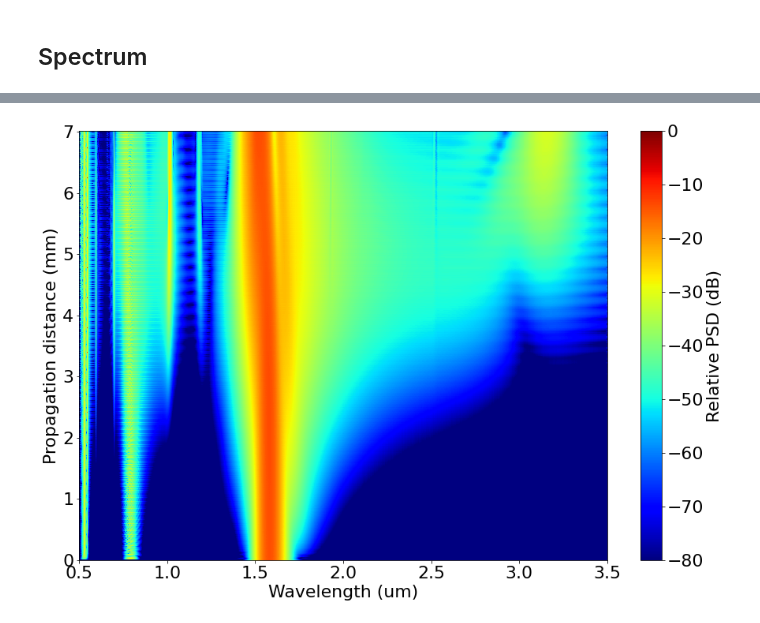
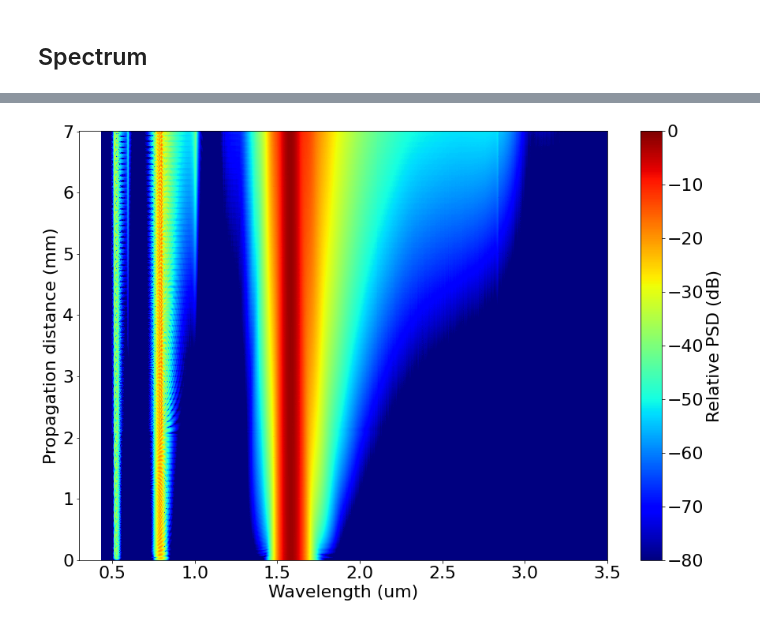
Before and after one commit to ledezmaluism/snow, a Jupyter notebook: Notebooks/SGC_2_free_space_test_Example2.ipynb, the cells around one changed output, grey strips where cells are left out. Saved outputs shown, nothing was run; the diff lists cells and outputs as text; code cells hidden in the pictures.

```diff
--- a/Notebooks/SGC_2_free_space_test_Example2.ipynb
+++ b/Notebooks/SGC_2_free_space_test_Example2.ipynb
@@ -347,7 +301,7 @@ Nup = 4
 
 #Crystal parameters
 L = 7e-3
-h = 1e-3/100
+h = 1e-3/200
 Nsteps = int(L/h)+1
 d33 = 27e-12
 pp = 30e-6
@@ -457,19 +418,18 @@ plt.ylabel('Propagation distance (mm)');
 # %%
 wl_max = 3.5
 wl_array = c/(fftshift(f)+f_ref)*1e6
 wl_max_idx = np.abs(wl_array - wl_max).argmin()
 wl_array = wl_array[wl_max_idx:]
 Xwl,Ywl = np.meshgrid(wl_array, np.arange(Nsteps+1)*h*1e3)
 plt.figure()
 # plt.pcolormesh(Xwl, Ywl, (np.transpose(A_evol[wl_max_idx:, :])), cmap = cc.cm["fire"], vmin=-80, vmax=0)
 plt.pcolormesh(Xwl, Ywl, (np.transpose(A_evol[wl_max_idx:, :])), cmap = cm.jet, vmin=-80, vmax=0)
-plt.xlim(0.5,3.5)
 cb = plt.colorbar()
 cb.set_label('Relative PSD (dB)')
 plt.xlabel('Wavelength (um)')
 plt.ylabel('Propagation distance (mm)');
 # %% [output]
-[figure, old version]
+[figure, new version]
 # %%
 %version_information scipy, numpy, matplotlib
 # %% [output]
```
Also changed, not shown: parts of 14 cells of this notebook.
